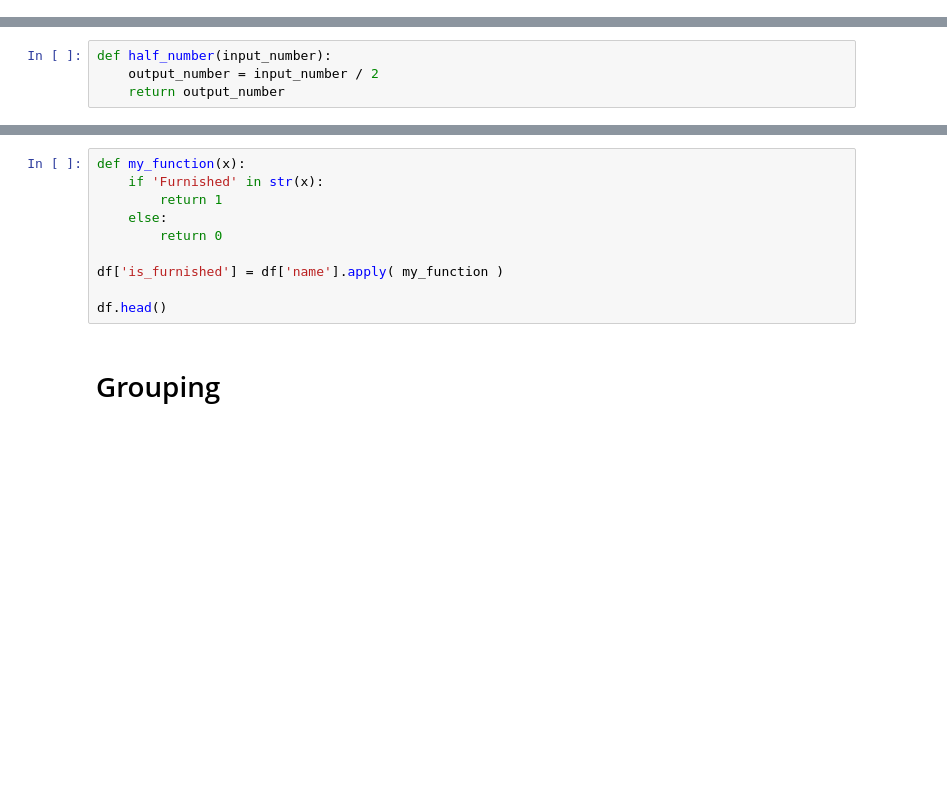
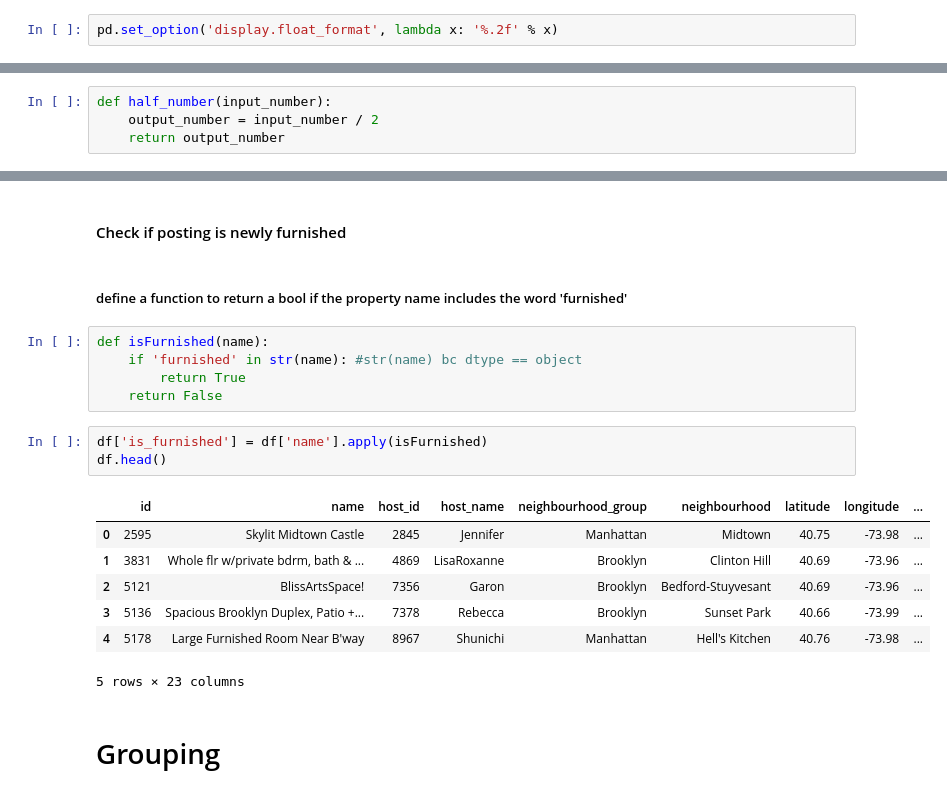
Before and after one commit to tanveerm176/2023-fall-data-science-tuesday, a Jupyter notebook: Week-01-Pandas/Lecture.ipynb, the cells around one changed output, grey strips where cells are left out. Saved outputs shown, nothing was run; the diff lists cells and outputs as text; blank space fills up the shorter version.

```diff
--- a/Week-01-Pandas/Lecture.ipynb
+++ b/Week-01-Pandas/Lecture.ipynb
@@ -114,6 +117,8 @@ df.describe()
 | 50% | 22205277.00 | 37194964.00 | 40.72 | -73.96 | 100.00 | 3.00 | 4.00 | 0.38 | ... |
 | 75% | 35754399.50 | 136227441.50 | 40.76 | -73.93 | 160.00 | 6.00 | 21.00 | 1.21 | ... |
 | max | 44818009.00 | 362453686.00 | 40.91 | -73.71 | 10000.00 | 1250.00 | 746.00 | 46.24 | ... |
+# %%
+pd.set_option('display.float_format', lambda x: '%.2f' % x)
 # %% [markdown]
 # Let's find out how to see the 'shape' of our data...
 # %%
@@ -305,13 +554,23 @@ df.head()
-# %%
-def my_function(x):
-    if 'Furnished' in str(x):
-        return 1
-    else:
-        return 0
-
-df['is_furnished'] = df['name'].apply( my_function )
-
-df.head()
+# %% [markdown]
+#### Check if posting is newly furnished
+# %% [markdown]
+##### define a function to return a bool if the property name includes the word 'furnished'
+# %%
+def isFurnished(name):
+    if 'furnished' in str(name): #str(name) bc dtype == object
+        return True
+    return False
+# %%
+df['is_furnished'] = df['name'].apply(isFurnished)
+df.head()
+# %% [output]
+|  | id | name | host_id | host_name | neighbourhood_group | neighbourhood | latitude | longitude | ... |
+| 0 | 2595 | Skylit Midtown Castle | 2845 | Jennifer | Manhattan | Midtown | 40.75 | -73.98 | ... |
+| 1 | 3831 | Whole flr w/private bdrm, bath & ... | 4869 | LisaRoxanne | Brooklyn | Clinton Hill | 40.69 | -73.96 | ... |
+| 2 | 5121 | BlissArtsSpace! | 7356 | Garon | Brooklyn | Bedford-Stuyvesant | 40.69 | -73.96 | ... |
+| 3 | 5136 | Spacious Brooklyn Duplex, Patio +... | 7378 | Rebecca | Brooklyn | Sunset Park | 40.66 | -73.99 | ... |
+| 4 | 5178 | Large Furnished Room Near B'way | 8967 | Shunichi | Manhattan | Hell's Kitchen | 40.76 | -73.98 | ... |
+5 rows × 23 columns
 # %% [markdown]
 # Grouping
 # %% [markdown]
```
Also changed, not shown: parts of 89 cells of this notebook, 3 other files.
